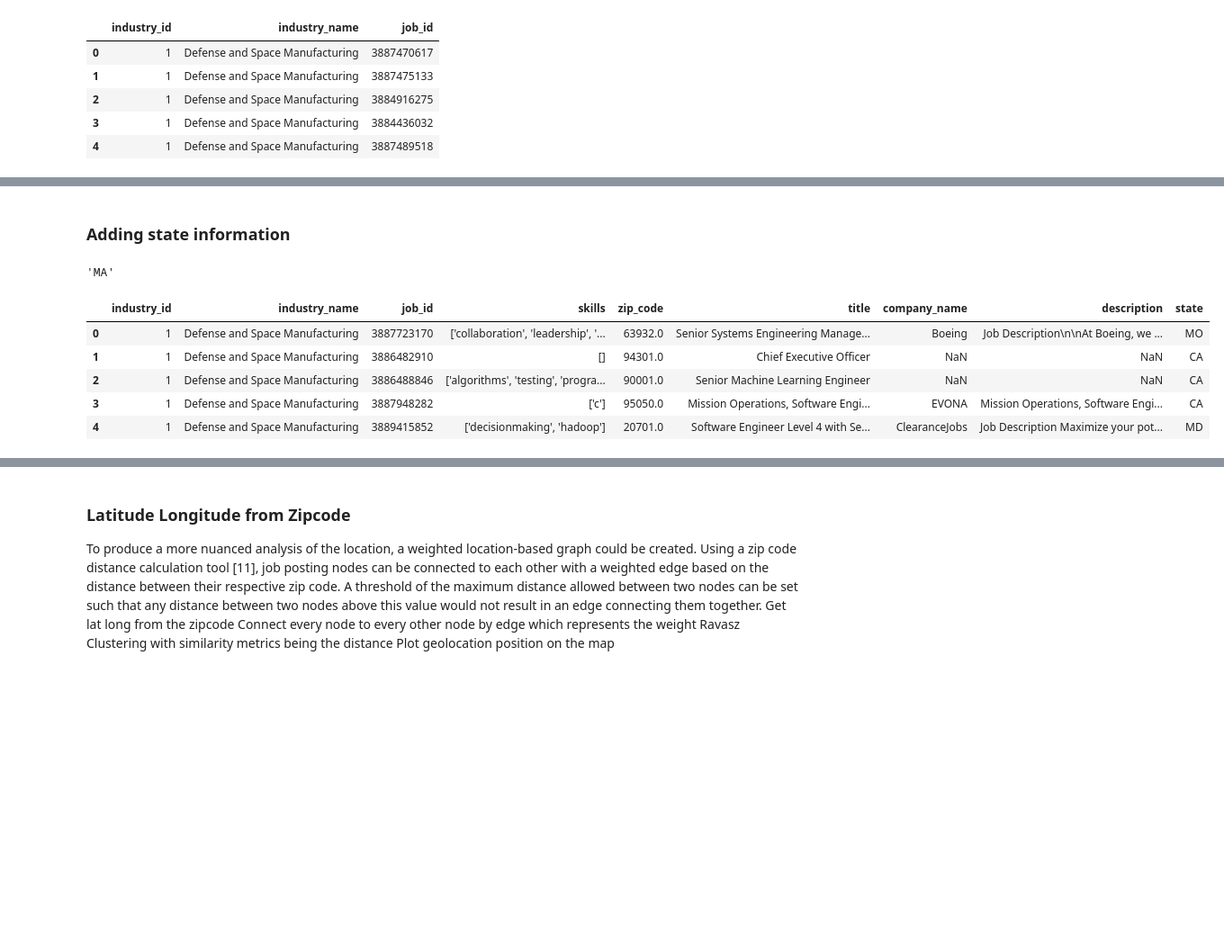
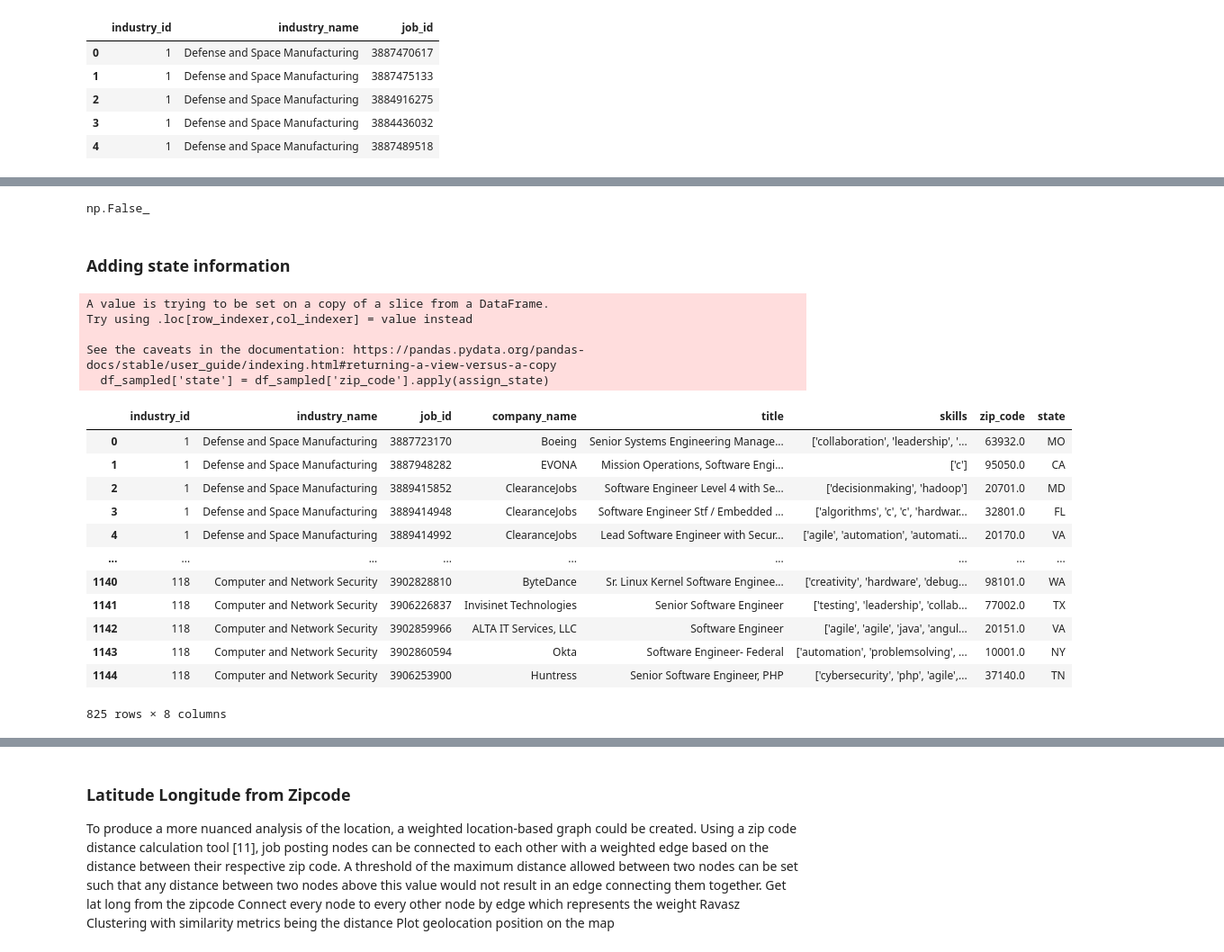
Before and after one commit to whleng/18755-project, a Jupyter notebook: wenhui_part/create_network_locations.ipynb, the cells around one changed output, grey strips where cells are left out. Shown at 90% size. Drawn from its saved outputs; the diff is of its cells as text; code cells hidden in the pictures; blank space fills up the shorter version.

```diff
--- a/wenhui_part/create_network_locations.ipynb
+++ b/wenhui_part/create_network_locations.ipynb
@@ -95,0 +86,4 @@ df_postings_filtered
+# %%
+df_postings_filtered = df_postings_filtered.dropna(subset=['zip_code'])
+
+df_postings_filtered = df_postings_filtered[df_postings_filtered['skills'].apply(lambda x: len(x) > 0)].reset_index(drop=True)
@@ -95,0 +110,4 @@ df_postings_filtered
+# %%
+# Filter such that only industries with more than 1000 postings are selected
+threshold = 25
+df_postings_filtered = df_postings_filtered[df_postings_filtered['industry_name'].map(df_postings_filtered['industry_name'].value_counts()) > threshold]
@@ -95,0 +116,11 @@ df_postings_filtered
+# %%
+
+industries = df_postings_filtered['industry_name'].nunique()
+rows_per_industry = 1200 // industries
+# %%
+df_sampled = df_postings_filtered.groupby('industry_name', group_keys=False).apply(
+    lambda x: x.sample(min(len(x), rows_per_industry), random_state=42)
+)
+print("Number of industries: ", df_sampled['industry_name'].nunique())
+print(df_sampled['industry_name'].value_counts())
+print(f"Total sampled rows: {len(df_sampled)}")
@@ -96,3 +145,8 @@ df_postings_filtered
+# %%
+# Check if any row has empty skills
+(df_sampled['skills'].apply(len) == 0).any()
+# %% [output]
+np.False_
 # %% [markdown]
 ### Adding state information
 # %%
@@ -105,17 +159,25 @@ def assign_state(zipcode):
         return state_row['ST'].iloc[-1]
     else:
         return None
-# %%
-assign_state(1500)
-# %% [output]
-'MA'
 # %%
-df_postings_filtered['state'] = df_postings_filtered['zip_code'].apply(assign_state)
-df_postings_filtered.head()
+df_sampled['state'] = df_sampled['zip_code'].apply(assign_state)
+df_sampled
 # %% [output]
+A value is trying to be set on a copy of a slice from a DataFrame.
+Try using .loc[row_indexer,col_indexer] = value instead
+
+See the caveats in the documentation: https://pandas.pydata.org/pandas-docs/stable/user_guide/indexing.html#returning-a-view-versus-a-copy
+  df_sampled['state'] = df_sampled['zip_code'].apply(assign_state)
-|  | industry_id | industry_name | job_id | skills | zip_code | title | company_name | description | state |
-| 0 | 1 | Defense and Space Manufacturing | 3887723170 | ['collaboration', 'leadership', '... | 63932.0 | Senior Systems Engineering Manage... | Boeing | Job Description\n\nAt Boeing, we ... | MO |
-| 1 | 1 | Defense and Space Manufacturing | 3886482910 | [] | 94301.0 | Chief Executive Officer | NaN | NaN | CA |
-| 2 | 1 | Defense and Space Manufacturing | 3886488846 | ['algorithms', 'testing', 'progra... | 90001.0 | Senior Machine Learning Engineer | NaN | NaN | CA |
-| 3 | 1 | Defense and Space Manufacturing | 3887948282 | ['c'] | 95050.0 | Mission Operations, Software Engi... | EVONA | Mission Operations, Software Engi... | CA |
-| 4 | 1 | Defense and Space Manufacturing | 3889415852 | ['decisionmaking', 'hadoop'] | 20701.0 | Software Engineer Level 4 with Se... | ClearanceJobs | Job Description Maximize your pot... | MD |
+|  | industry_id | industry_name | job_id | company_name | title | skills | zip_code | state |
+| 0 | 1 | Defense and Space Manufacturing | 3887723170 | Boeing | Senior Systems Engineering Manage... | ['collaboration', 'leadership', '... | 63932.0 | MO |
+| 1 | 1 | Defense and Space Manufacturing | 3887948282 | EVONA | Mission Operations, Software Engi... | ['c'] | 95050.0 | CA |
+| 2 | 1 | Defense and Space Manufacturing | 3889415852 | ClearanceJobs | Software Engineer Level 4 with Se... | ['decisionmaking', 'hadoop'] | 20701.0 | MD |
+| 3 | 1 | Defense and Space Manufacturing | 3889414948 | ClearanceJobs | Software Engineer Stf / Embedded ... | ['algorithms', 'c', 'c', 'hardwar... | 32801.0 | FL |
+| 4 | 1 | Defense and Space Manufacturing | 3889414992 | ClearanceJobs | Lead Software Engineer with Secur... | ['agile', 'automation', 'automati... | 20170.0 | VA |
+| ... | ... | ... | ... | ... | ... | ... | ... | ... |
+| 1140 | 118 | Computer and Network Security | 3902828810 | ByteDance | Sr. Linux Kernel Software Enginee... | ['creativity', 'hardware', 'debug... | 98101.0 | WA |
+| 1141 | 118 | Computer and Network Security | 3906226837 | Invisinet Technologies | Senior Software Engineer | ['testing', 'leadership', 'collab... | 77002.0 | TX |
+| 1142 | 118 | Computer and Network Security | 3902859966 | ALTA IT Services, LLC | Software Engineer | ['agile', 'agile', 'java', 'angul... | 20151.0 | VA |
+| 1143 | 118 | Computer and Network Security | 3902860594 | Okta | Software Engineer- Federal | ['automation', 'problemsolving', ... | 10001.0 | NY |
+| 1144 | 118 | Computer and Network Security | 3906253900 | Huntress | Senior Software Engineer, PHP | ['cybersecurity', 'php', 'agile',... | 37140.0 | TN |
+825 rows × 8 columns
```
Also changed, not shown: parts of 46 cells of this notebook.
